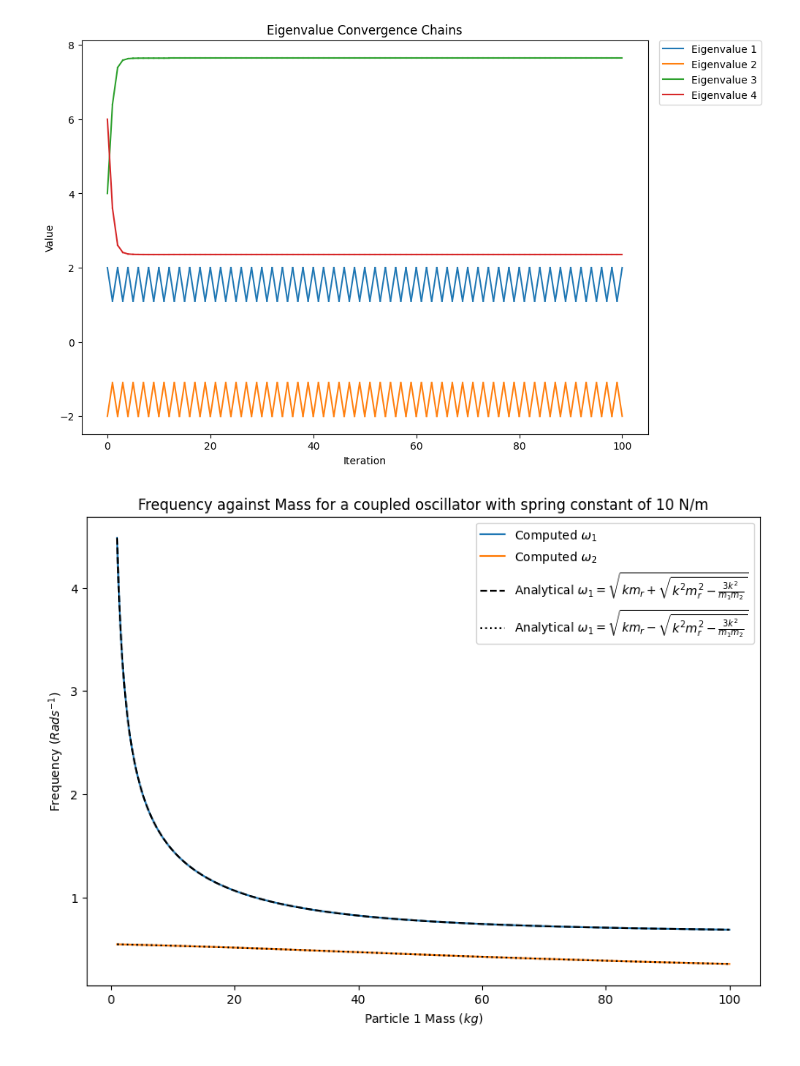
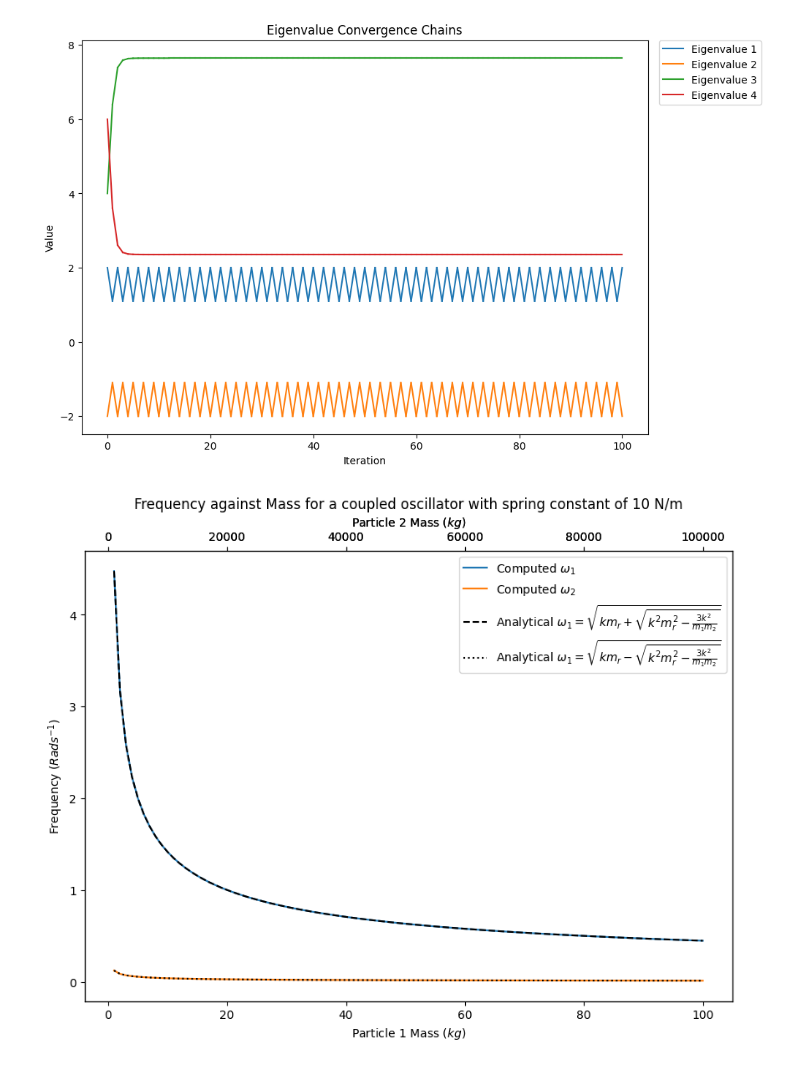
Before and after one commit to BryceDixon/Computational, a Jupyter notebook: Test1.ipynb, the cells around one changed output. Drawn from its saved outputs; the diff is of its cells as text; code cells hidden in the pictures.

Commit message:
working plots

```diff
--- a/Test1.ipynb
+++ b/Test1.ipynb
@@ -54,12 +54,12 @@ Final Matrix:
  [ 0.     0.     0.     2.354]]
 [figure]
 # %%
-mass_range = np.geomspace(1,100,100)
+mass_range = np.linspace(1,100,100)
 mass_range = np.array(mass_range)
 mass2_range = np.geomspace(1,100,100)*2
-mass2_range = [50]*100
-os.mass_plot(mass_range, 10, mass2_range = mass2_range, analytical = True, save_folder='C:/Users/bryce/Downloads', savefilename='mass_plot')
+mass2_range = [10]*100
+os.mass_plot(mass_range, 10, mass2_range = mass_range*1000, analytical = True, save_folder='C:/Users/bryce/Downloads', savefilename='10m2_mass_plot')
 # %% [output]
-[figure, old version]
+[figure, new version]
 # %%
 spring_const_range = np.geomspace(1,100,100)
```
Also changed, not shown: parts of 2 cells of this notebook, 2 other files.
